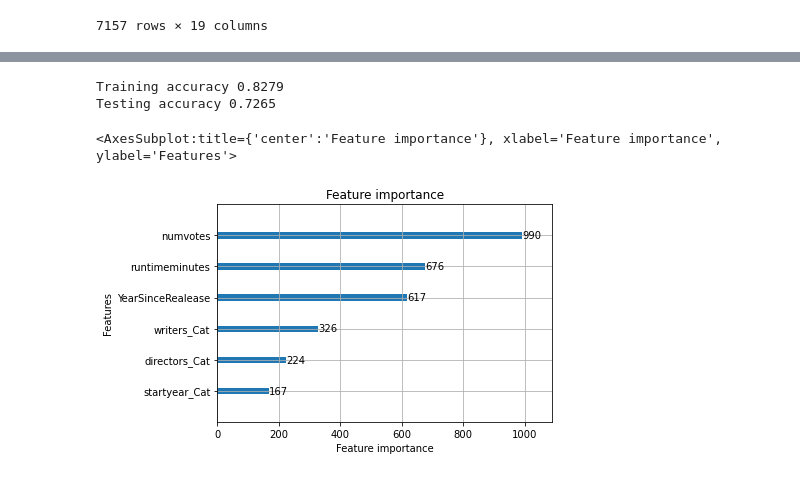
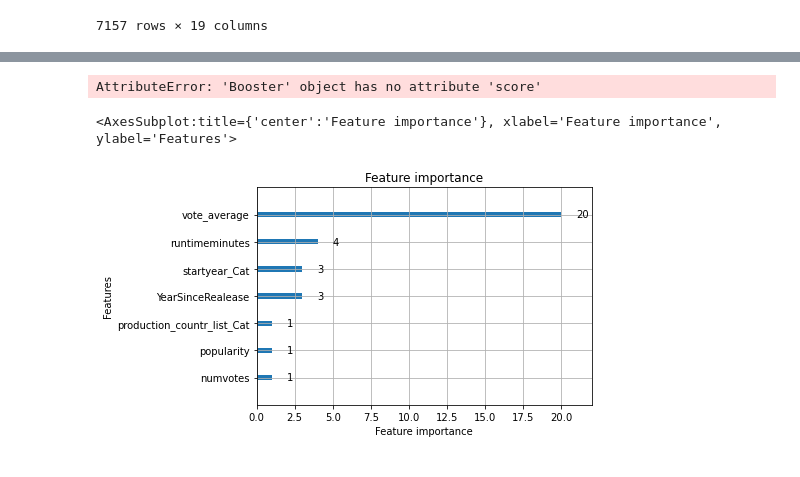
Before and after one commit to paula-sorolla/BigData-IMDb, a Jupyter notebook: Nontas_upload_preprocessing.ipynb, the cells around one changed output, grey strips where cells are left out. Drawn from its saved outputs; the diff is of its cells as text; code cells hidden in the pictures.

Commit message:
FixedMerges_onehotencoding_runmodel

```diff
--- a/Nontas_upload_preprocessing.ipynb
+++ b/Nontas_upload_preprocessing.ipynb
@@ -542,0 +791,2 @@ from sklearn.preprocessing import LabelEncoder
+# %%
+final_pandas = final_pandas.join(one_hot_df1)
@@ -542,0 +801,18 @@ from sklearn.preprocessing import LabelEncoder
+# %%
+
+# To define the input and output feature
+# 'num','tconst','primarytitle','originaltitle', 'endyear',
+# x = merged1.drop(["num","tconst","primarytitle","originaltitle", "endyear","imdb_id", "belongs_to_collection", "budget",
+#         "id", "original_title", "overview", "tagline", "title", "video", "production_companies", "release_date",
+#         "revenue", "runtime",'startyear',"adult", "original_language", "genre_list", "production_list", "production_countr_list",
+#                        "spoken_language_list","genres_bin","production_bin", "label"],axis=1)
+
+x = final_pandas.drop(["genre_list", "production_list","original_language",
+                       'production_countr_list', 'writers', 'director','','\\N', "label"], axis=1)
+
+x['runtimeminutes'] = x['runtimeminutes'].astype(float)
+x['startyear'] = x['startyear'].astype(float)
+x['adult'] = x['adult'].astype(int)
+y = final_pandas['label']
+# train and test split
+x_train,x_test,y_train,y_test = train_test_split(x,y,test_size=0.33,random_state=42)
@@ -542,0 +835,22 @@ from sklearn.preprocessing import LabelEncoder
+# %%
+lgb_params = {
+
+    'boosting_type':'gbdt',
+    'objective': 'binary',
+    'metric': 'binary_logloss',
+    'n_estimators':10000,
+    'learning_rate':0.3,
+    'num_leaves':2840,
+    'max_depth':10,
+    'min_data_in_leaf': 300,
+'lambda_l1': 35,
+'lambda_l2': 65,
+'min_gain_to_split': 7.394615335964813,
+'bagging_fraction': 0.6,
+'bagging_freq': 1,
+'feature_fraction': 0.3
+                }
+d_train=lgb.Dataset(x_train, label=y_train)
+
+#train the model
+clf=lgb.train(lgb_params,d_train) #train the model on 100 epocs
@@ -588,11 +948,10 @@ LGBMClassifier(learning_rate=0.09, max_depth=-5, random_state=42)
 # %%
-print('Training accuracy {:.4f}'.format(model.score(x_train,y_train)))
-print('Testing accuracy {:.4f}'.format(model.score(x_test,y_test)))
+print('Training accuracy {:.4f}'.format(clf.score(x_train,y_train)))
+print('Testing accuracy {:.4f}'.format(clf.score(x_test,y_test)))
 # %% [output]
-Training accuracy 0.8279
-Testing accuracy 0.7265
+AttributeError: 'Booster' object has no attribute 'score'
 # %%
-lgb.plot_importance(model)
+lgb.plot_importance(clf)
 # %% [output]
 <AxesSubplot:title={'center':'Feature importance'}, xlabel='Feature importance', ylabel='Features'>
-[figure, old version]
+[figure, new version]
```
Also changed, not shown: parts of 65 cells of this notebook.
